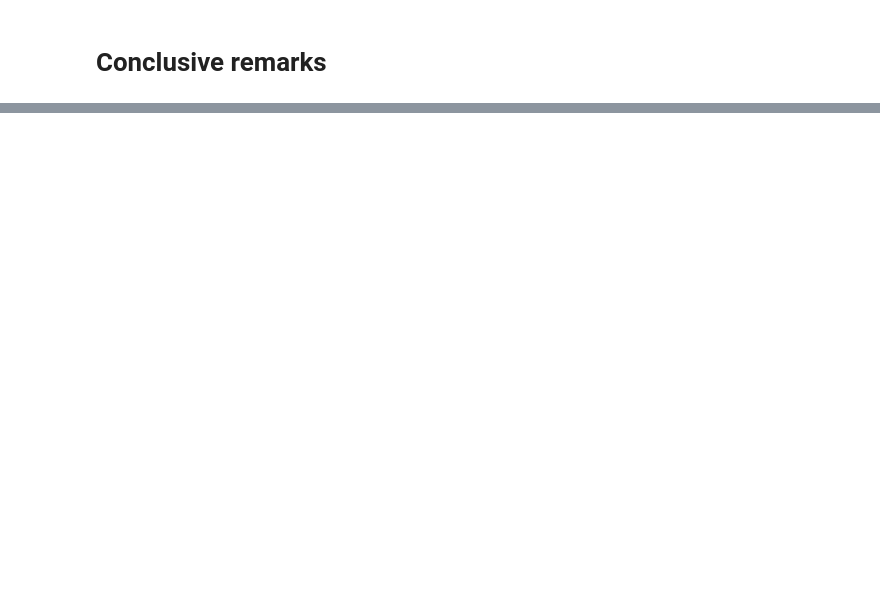
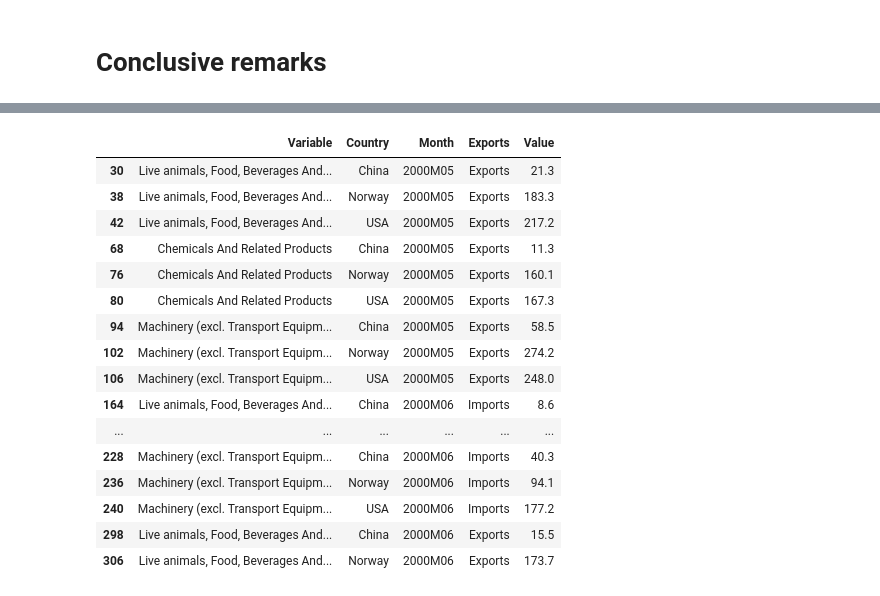
Before and after one commit to AskerNC/projects-2021-team-olm, a Jupyter notebook: dataproject/dataproject.ipynb, the cells around one changed output, grey strips where cells are left out. Cells and saved outputs as stored; diff of their text form; code cells hidden in the pictures; blank space fills up the shorter version.

```diff
--- a/dataproject/dataproject.ipynb
+++ b/dataproject/dataproject.ipynb
@@ -132,0 +175,4 @@ We are fully aware that this project is not a sufficient answer to the assignmen
+# %%
+#Retrieving the data through the API of DST and taking a quick look at it.
+uhv3 = dst.get_data(table_id = 'UHV3', variables={'ART':['*'], 'LAND':['*'], 'TID':['*'], 'INDUD':['*']})
+uhv3.head(5)
@@ -132,0 +186,4 @@ We are fully aware that this project is not a sufficient answer to the assignmen
+# %%
+#Renaming the column names using our predefined dictionary.
+uhv3.rename(columns=columns_dict_1,inplace=True)
+uhv3.head(5)
@@ -132,0 +197,11 @@ We are fully aware that this project is not a sufficient answer to the assignmen
+# %%
+#Renaming the variables and keeping the ones of interest (Export)
+for key,value in var_dict_1.items():
+   uhv3.Variable.replace(key,value,inplace=True)
+
+I = False
+for key,value in var_dict_1.items():
+    I = I | (uhv3.Variable == value)
+uhv3 = uhv3[I]
+
+uhv3.head(5)
@@ -132,0 +215,29 @@ We are fully aware that this project is not a sufficient answer to the assignmen
+# %%
+#Selecting countries and areas for further analysis using country_dict1.
+for key,value in country_dict_1.items():
+   uhv3.Country.replace(key,value,inplace=True)
+
+I = False
+for key,value in country_dict_1.items():
+    I = I | (uhv3.Country == value)
+uhv3 = uhv3[I]
+
+uhv3.head(20)
+# %% [output]
+|  | Variable | Country | Month | Exports | Value |
+| 30 | Live animals, Food, Beverages And... | China | 2000M05 | Exports | 21.3 |
+| 38 | Live animals, Food, Beverages And... | Norway | 2000M05 | Exports | 183.3 |
+| 42 | Live animals, Food, Beverages And... | USA | 2000M05 | Exports | 217.2 |
+| 68 | Chemicals And Related Products | China | 2000M05 | Exports | 11.3 |
+| 76 | Chemicals And Related Products | Norway | 2000M05 | Exports | 160.1 |
+| 80 | Chemicals And Related Products | USA | 2000M05 | Exports | 167.3 |
+| 94 | Machinery (excl. Transport Equipm... | China | 2000M05 | Exports | 58.5 |
+| 102 | Machinery (excl. Transport Equipm... | Norway | 2000M05 | Exports | 274.2 |
+| 106 | Machinery (excl. Transport Equipm... | USA | 2000M05 | Exports | 248.0 |
+| 164 | Live animals, Food, Beverages And... | China | 2000M06 | Imports | 8.6 |
+| ... | ... | ... | ... | ... | ... |
+| 228 | Machinery (excl. Transport Equipm... | China | 2000M06 | Imports | 40.3 |
+| 236 | Machinery (excl. Transport Equipm... | Norway | 2000M06 | Imports | 94.1 |
+| 240 | Machinery (excl. Transport Equipm... | USA | 2000M06 | Imports | 177.2 |
+| 298 | Live animals, Food, Beverages And... | China | 2000M06 | Exports | 15.5 |
+| 306 | Live animals, Food, Beverages And... | Norway | 2000M06 | Exports | 173.7 |
```
Also changed, not shown: parts of 15 cells of this notebook.
